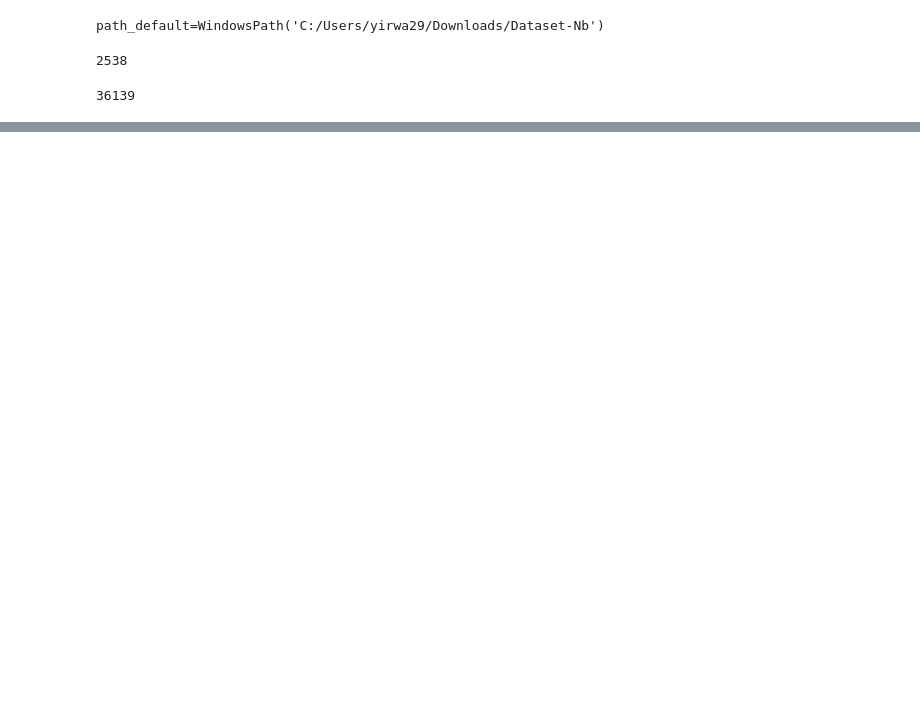
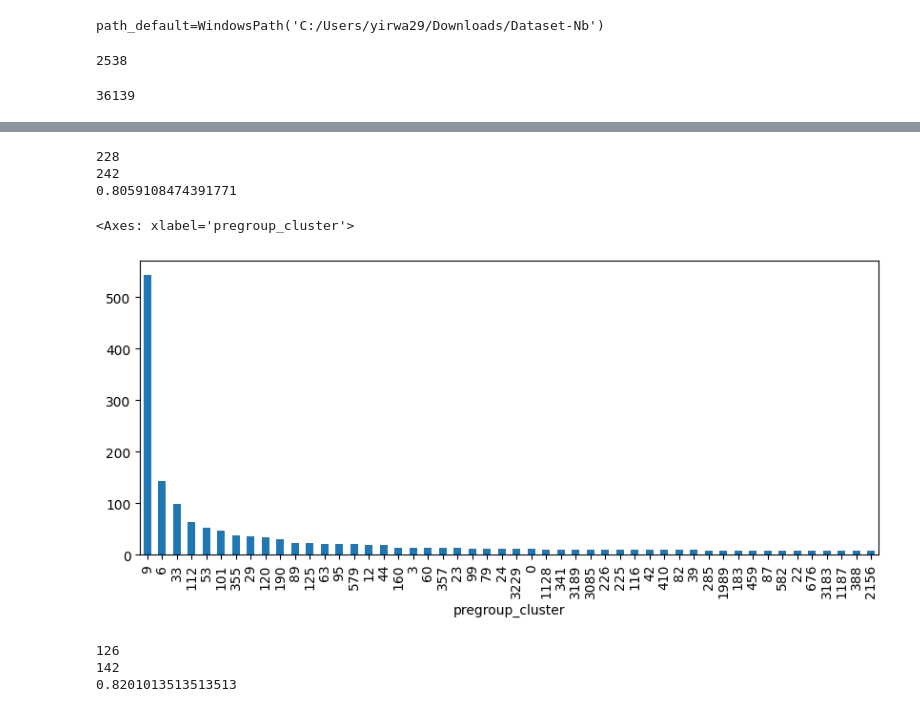
Before and after one commit to PELAB-LiU/jupyter_nbs_empirical, a Jupyter notebook: notebook_error_preprocess_[final2]_pregroup.ipynb, the cells around one changed output, grey strips where cells are left out. Cells and saved outputs as stored; diff of their text form; code cells hidden in the pictures; blank space fills up the shorter version.

```diff
--- a/notebook_error_preprocess_[final2]_pregroup.ipynb
+++ b/notebook_error_preprocess_[final2]_pregroup.ipynb
@@ -73,0 +161,29 @@ df_mlerr_g_filtered_unique = df_mlerr_g_filtered.drop_duplicates(subset=['hash_e
+# %%
+print((df_mlerr_mlbugs_cluster_size.cumsum()/df_mlerr_mlbugs.eid.nunique()).searchsorted(0.8)) # num of clusters needed for cover certain percent of errors
+
+cutoff_cluster_size = 16
+print(sum(df_mlerr_mlbugs_cluster_size>=cutoff_cluster_size)) # num of clusters needed for cluster size over ceratin number
+print(sum(df_mlerr_mlbugs_cluster_size[df_mlerr_mlbugs_cluster_size>=cutoff_cluster_size])/df_mlerr_mlbugs.eid.nunique()) # percentage
+# %% [output]
+228
+242
+0.8059108474391771
+# %%
+# separate plot github and kaggle and select top clusters
+# kaggle
+df_mlerr_mlbugs_k = df_mlerr_mlbugs[df_mlerr_mlbugs["nb_source"]==config.NB_SOURCE["kaggle"]].reset_index(drop=True)
+df_mlerr_mlbugs_cluster_size_k = df_mlerr_mlbugs_k.groupby("pregroup_cluster").size().sort_values(ascending=False)
+df_mlerr_mlbugs_cluster_size_k.iloc[:50].plot(kind="bar", figsize=(10,4))
+# %% [output]
+<Axes: xlabel='pregroup_cluster'>
+[figure, added]
+# %%
+print((df_mlerr_mlbugs_cluster_size_k.cumsum()/df_mlerr_mlbugs_k.eid.nunique()).searchsorted(0.8)) # num of clusters needed for cover certain percent of errors
+
+cutoff_cluster_size_k = 3
+print(sum(df_mlerr_mlbugs_cluster_size_k>=cutoff_cluster_size_k)) # num of clusters needed for cluster size over ceratin number
+print(sum(df_mlerr_mlbugs_cluster_size_k[df_mlerr_mlbugs_cluster_size_k>=cutoff_cluster_size_k])/df_mlerr_mlbugs_k.eid.nunique()) # percentage
+# %% [output]
+126
+142
+0.8201013513513513
```
Also changed, not shown: parts of 26 cells of this notebook, 2 other files.
